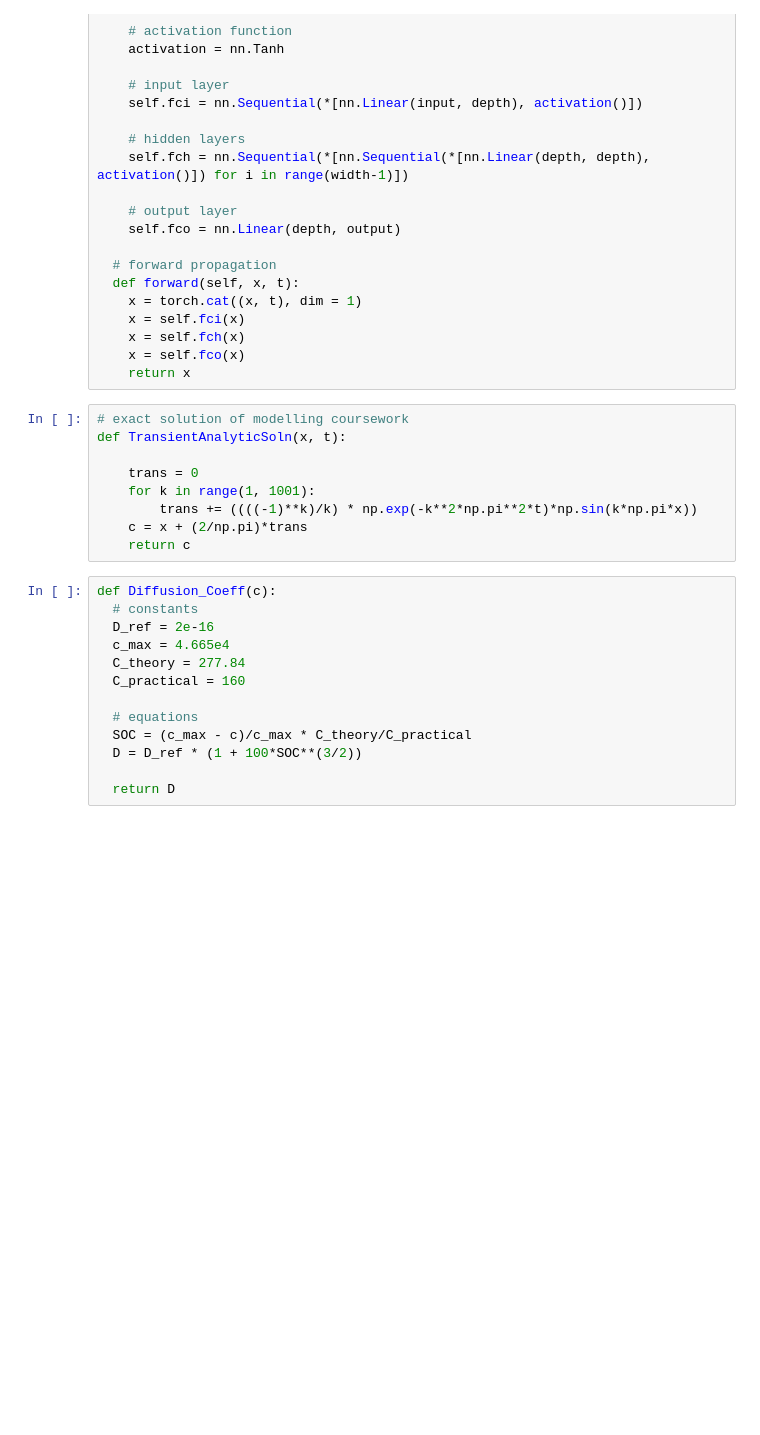
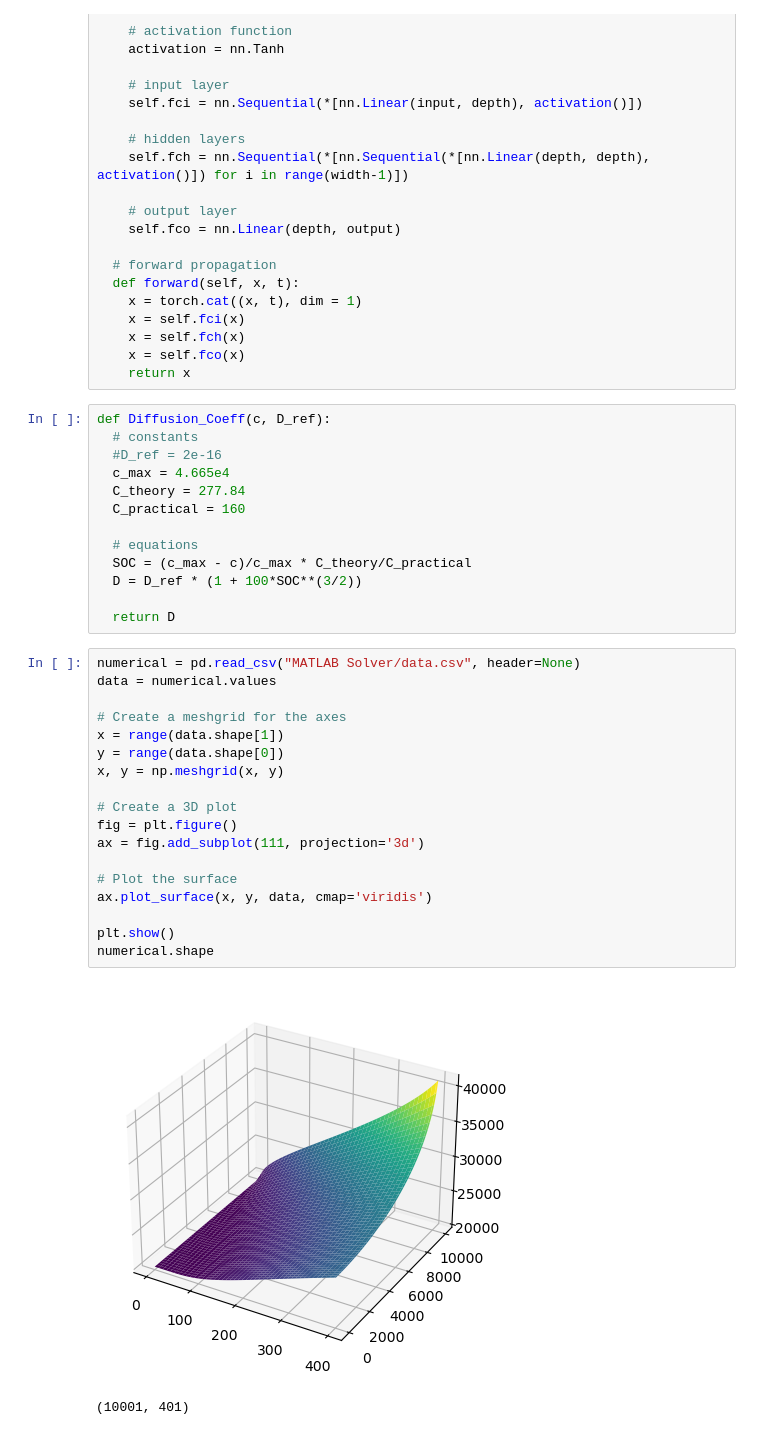
Before and after one commit to merdern/FYP, a Jupyter notebook: ReversePINN.ipynb, the cells around one changed output. Cells and saved outputs as stored; diff of their text form; blank space fills up the shorter version.

```diff
--- a/ReversePINN.ipynb
+++ b/ReversePINN.ipynb
@@ -33,19 +32,10 @@ class Network(nn.Module):
     x = self.fch(x)
     x = self.fco(x)
     return x
-# %%
-# exact solution of modelling coursework
-def TransientAnalyticSoln(x, t):
-
-    trans = 0
-    for k in range(1, 1001):
-        trans += ((((-1)**k)/k) * np.exp(-k**2*np.pi**2*t)*np.sin(k*np.pi*x))
-    c = x + (2/np.pi)*trans
-    return c
 # %%
-def Diffusion_Coeff(c):
+def Diffusion_Coeff(c, D_ref):
   # constants
-  D_ref = 2e-16
+  #D_ref = 2e-16
   c_max = 4.665e4
   C_theory = 277.84
   C_practical = 160
@@ -55,4 +45,25 @@ def Diffusion_Coeff(c):
   D = D_ref * (1 + 100*SOC**(3/2))
 
   return D
+# %%
+numerical = pd.read_csv("MATLAB Solver/data.csv", header=None)
+data = numerical.values
+
+# Create a meshgrid for the axes
+x = range(data.shape[1])
+y = range(data.shape[0])
+x, y = np.meshgrid(x, y)
+
+# Create a 3D plot
+fig = plt.figure()
+ax = fig.add_subplot(111, projection='3d')
+
+# Plot the surface
+ax.plot_surface(x, y, data, cmap='viridis')
+
+plt.show()
+numerical.shape
+# %% [output]
+[figure, added]
+(10001, 401)
 # %%
```
Also changed, not shown: parts of 6 cells of this notebook, 3 other files.
